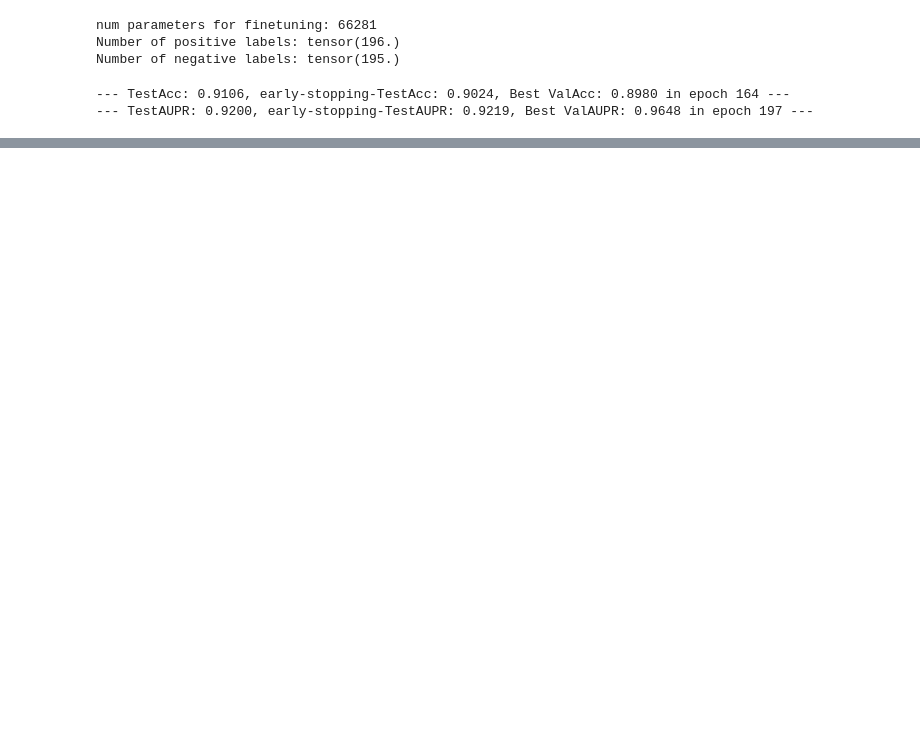
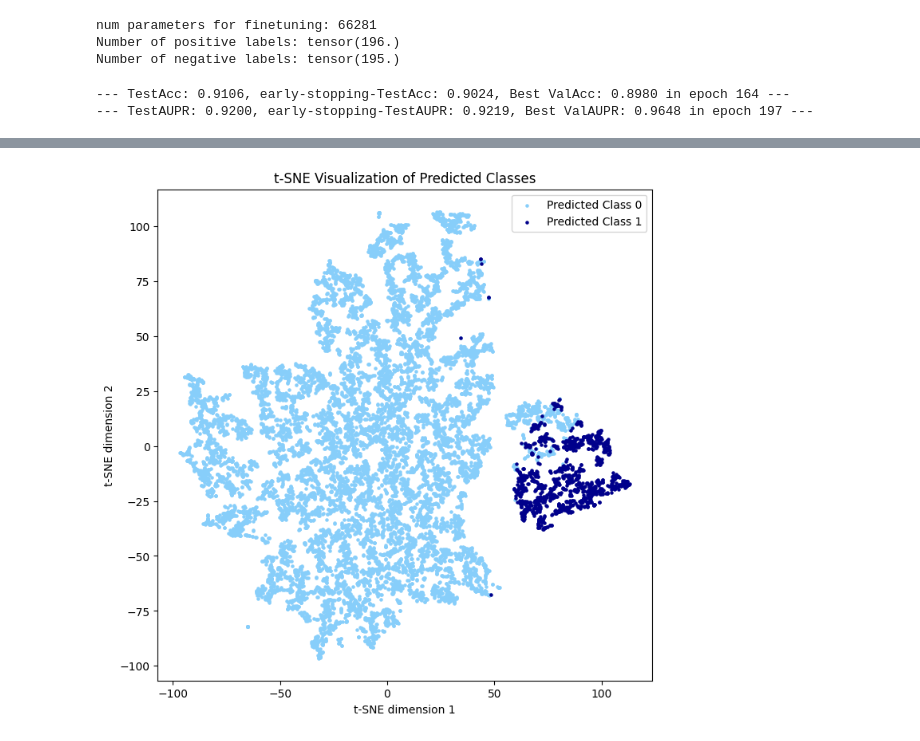
Before and after one commit to martina-occhetta/MORGaN, a Jupyter notebook: notebooks/03_embedding_analysis.ipynb, the cells around one changed output, grey strips where cells are left out. Saved outputs shown, nothing was run; the diff lists cells and outputs as text; code cells hidden in the pictures; blank space fills up the shorter version.

```diff
--- a/notebooks/03_embedding_analysis.ipynb
+++ b/notebooks/03_embedding_analysis.ipynb
@@ -234,0 +234,3 @@ TypeError: PreModel.forward() got an unexpected keyword argument 'return_hidden'
+# %%
+pred_labels_scores = torch.sigmoid(pred)
+pred_labels = (pred_labels_scores >= 0.5).int()
@@ -247,0 +291,22 @@ plt.show()
+# %%
+# Ensure predicted labels are 1D
+pred_labels_np = pred_labels.cpu().numpy().squeeze()
+
+# Create boolean masks for the two classes
+mask0 = pred_labels_np == 0
+mask1 = pred_labels_np == 1
+
+plt.figure(figsize=(8, 8))
+
+plt.scatter(embeddings_2d[mask0, 0], embeddings_2d[mask0, 1],
+            label="Predicted Class 0", s=5, color="lightskyblue")
+plt.scatter(embeddings_2d[mask1, 0], embeddings_2d[mask1, 1],
+            label="Predicted Class 1", s=5, color="darkblue")
+plt.title("t-SNE Visualization of Predicted Classes")
+plt.xlabel("t-SNE dimension 1")
+plt.ylabel("t-SNE dimension 2")
+plt.legend()
+plt.savefig('../figures/emb_extraction_model_latent_space_pred_labels.png', dpi=300)
+plt.show()
+# %% [output]
+[figure, added]
```
Also changed, not shown: parts of 19 cells of this notebook, 5 other files.
